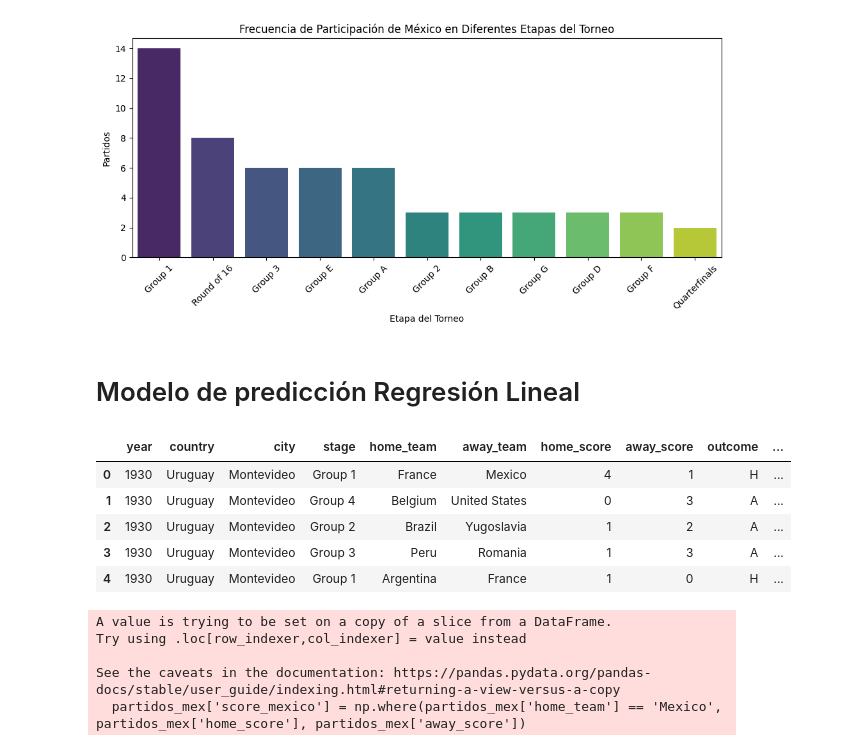
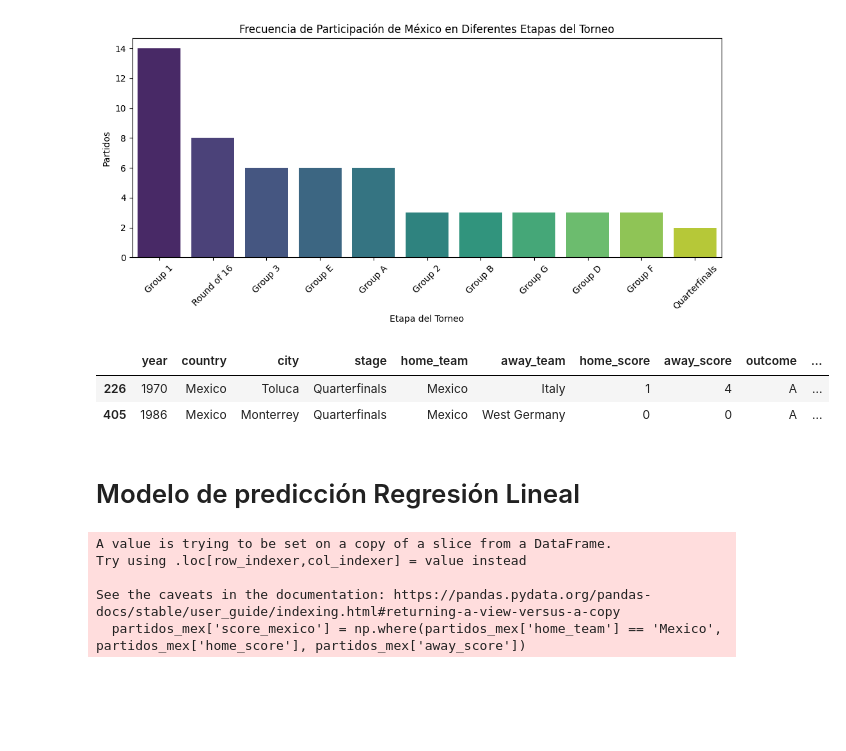
Before and after one commit to Moni-Ib/proyecto_data_analytics, a Jupyter notebook: proyecto_data_analytics/notebooks/proyecto.ipynb, the cells around one changed output. Cells and saved outputs as stored; diff of their text form; code cells hidden in the pictures; blank space fills up the shorter version.

```diff
--- a/proyecto_data_analytics/notebooks/proyecto.ipynb
+++ b/proyecto_data_analytics/notebooks/proyecto.ipynb
@@ -307,5 +354,12 @@ Passing `palette` without assigning `hue` is deprecated and will be removed in v
 
   sns.barplot(x=participacion.index, y=participacion.values, palette="viridis")
 [figure]
+# %%
+#calcular partidos de México en semifinal
+df[(df['stage']=='Quarterfinals') & ((df['home_team'] == 'Mexico') | (df['away_team']=='Mexico'))]
+# %% [output]
+|  | year | country | city | stage | home_team | away_team | home_score | away_score | outcome | ... |
+| 226 | 1970 | Mexico | Toluca | Quarterfinals | Mexico | Italy | 1 | 4 | A | ... |
+| 405 | 1986 | Mexico | Monterrey | Quarterfinals | Mexico | West Germany | 0 | 0 | A | ... |
 # %% [markdown]
 # Modelo de predicción Regresión Lineal
@@ -317,12 +366 @@ from sklearn.preprocessing import OneHotEncoder
-# %%
-df.loc[df['home_team'] == 'Mexico', 'score_mexico'] = df.loc[df['home_team'] == 'Mexico', 'home_score']
-df.loc[df['away_team'] == 'Mexico', 'score_mexico'] = df.loc[df['away_team'] == 'Mexico', 'away_score']
-df.head()
-# %% [output]
-|  | year | country | city | stage | home_team | away_team | home_score | away_score | outcome | ... |
-| 0 | 1930 | Uruguay | Montevideo | Group 1 | France | Mexico | 4 | 1 | H | ... |
-| 1 | 1930 | Uruguay | Montevideo | Group 4 | Belgium | United States | 0 | 3 | A | ... |
-| 2 | 1930 | Uruguay | Montevideo | Group 2 | Brazil | Yugoslavia | 1 | 2 | A | ... |
-| 3 | 1930 | Uruguay | Montevideo | Group 3 | Peru | Romania | 1 | 3 | A | ... |
-| 4 | 1930 | Uruguay | Montevideo | Group 1 | Argentina | France | 1 | 0 | H | ... |
 # %%
```
Also changed, not shown: parts of 19 cells of this notebook.
